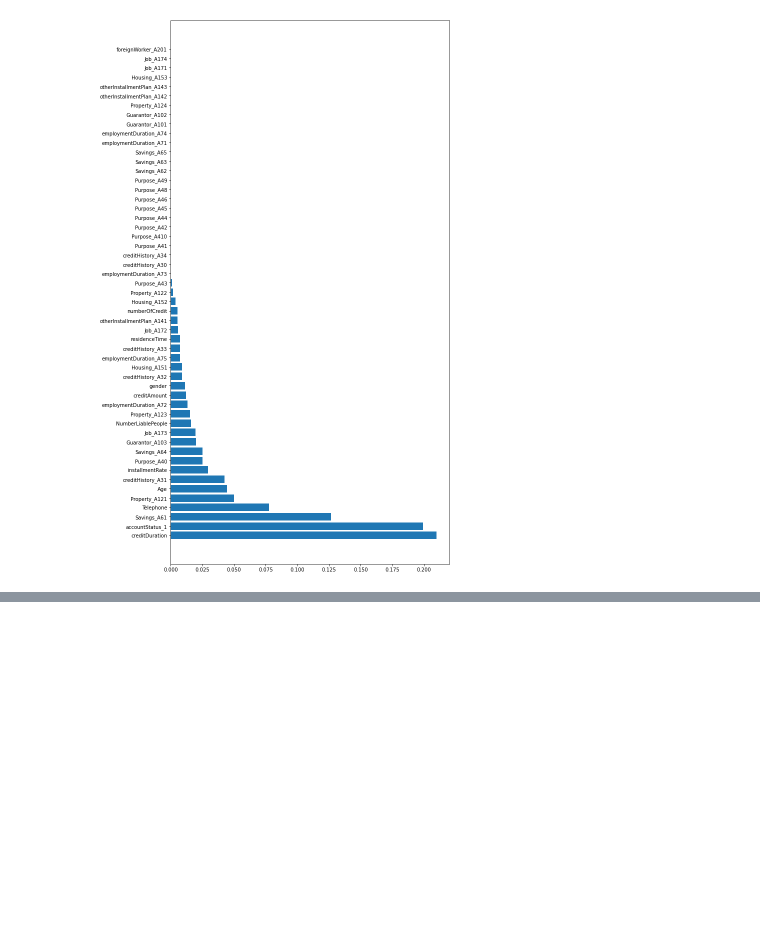
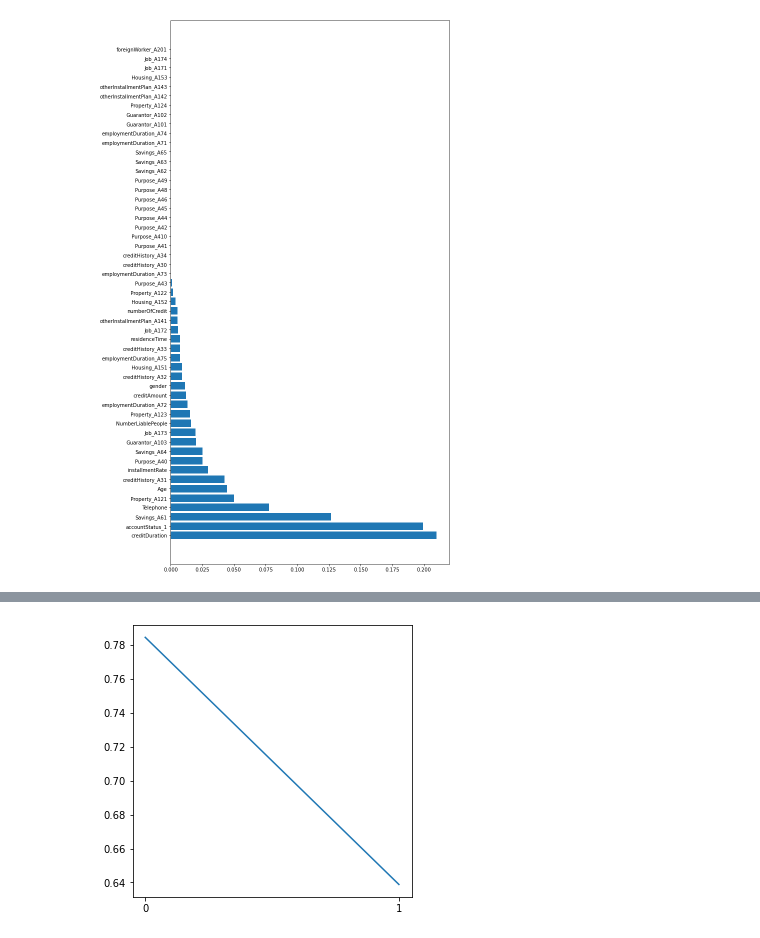
Before and after one commit to belzaina/mlinterp, a Jupyter notebook: InterpretableML.ipynb, the cells around one changed output, grey strips where cells are left out. Cells and saved outputs as stored; diff of their text form; code cells hidden in the pictures; blank space fills up the shorter version.

```diff
--- a/InterpretableML.ipynb
+++ b/InterpretableML.ipynb
@@ -129,0 +235,4 @@ plt.show()
+# %%
+pdp(model_fit, x, "accountStatus_1")
+# %% [output]
+[figure, added]
```
Also changed, not shown: parts of 25 cells of this notebook.
